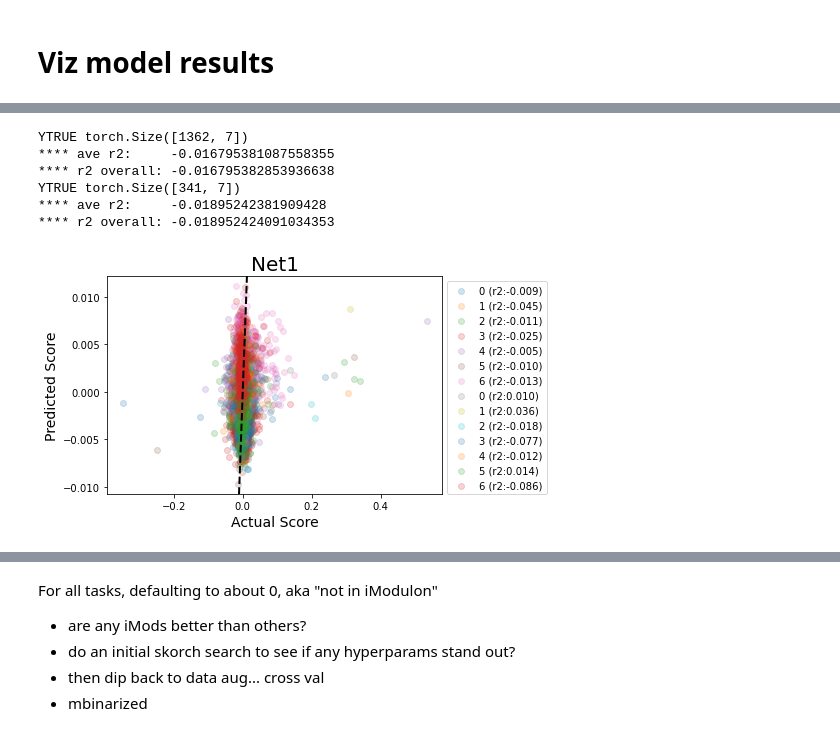
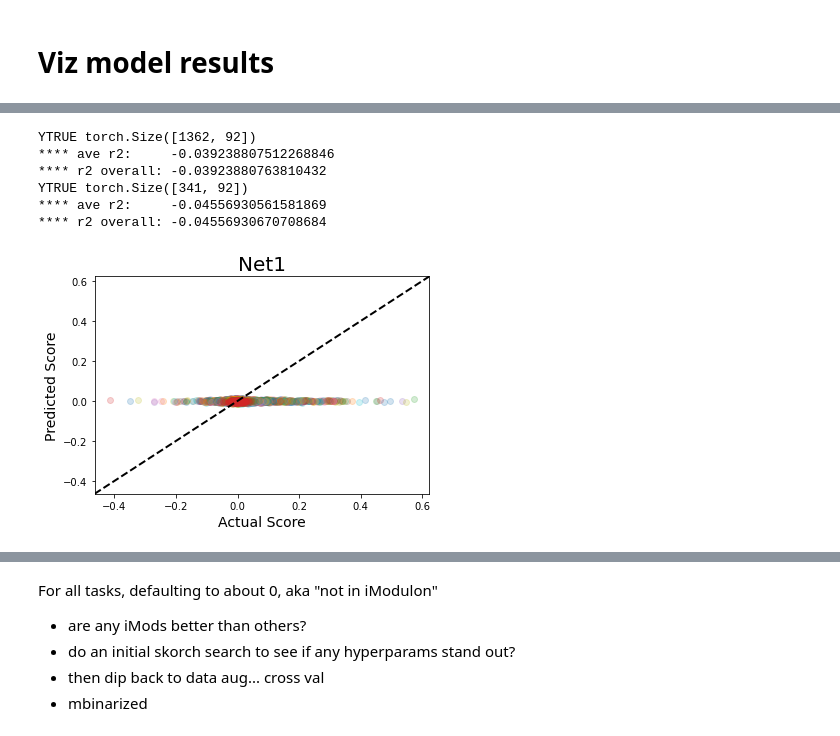
Before and after one commit to erinhwilson/deep-5g-sandbox, a Jupyter notebook: ecoli_iMod_prediction.ipynb, the cells around one changed output, grey strips where cells are left out. Cells and saved outputs as stored; diff of their text form; code cells hidden in the pictures.

Commit message:
first full hyperparam run

```diff
--- a/ecoli_iMod_prediction.ipynb
+++ b/ecoli_iMod_prediction.ipynb
@@ -71,9 +78,13 @@ print(train_df.shape)
 print(val_df.shape)
 
 
-coi = ['0','1','2','3','4','26','82']
+coi1 = ['0','1','2','3','4']
+coi2 = ['5','6','7','8','9']
+coi3 = ['10','11','12','13','14']
 assert(train_df.shape[0] + val_df.shape[0] == full_train_df.shape[0])
-view_train_test_dist(train_df, test_df,coi,"M-matrix weights",val_df=val_df)
+view_train_test_dist(train_df, test_df,coi1,"M-matrix weights",val_df=val_df)
+view_train_test_dist(train_df, test_df,coi2,"M-matrix weights",val_df=val_df)
+view_train_test_dist(train_df, test_df,coi3,"M-matrix weights",val_df=val_df)
 # %% [output]
 (1703, 100)
 (426, 100)
@@ -125,20 +152,0 @@ def make_mt_skorch_dfs(df,seq_col='seq',target_cols=['highCu','noCu']):
-# %%
-X, y = make_mt_skorch_dfs(XY, seq_col="upstream_region",target_cols=coi)
-print("\nX:",X.shape)
-print("y:",y.shape)
-
-Xtrain, ytrain = make_mt_skorch_dfs(train_df, seq_col="upstream_region",target_cols=coi)
-print("\nXtrain:",Xtrain.shape)
-print("ytrain:",ytrain.shape)
-
-Xval, yval = make_mt_skorch_dfs(val_df, seq_col="upstream_region",target_cols=coi)
-print("\nXval:",Xval.shape)
-print("yval:",yval.shape)
-
-Xtest, ytest = make_mt_skorch_dfs(test_df, seq_col="upstream_region",target_cols=coi)
-print("\nXtest:",Xtest.shape)
-print("ytest:",ytest.shape)
-
-Xfull_train, yfull_train = make_mt_skorch_dfs(full_train_df, seq_col="upstream_region",target_cols=coi)
-print("\nXfull_train:",Xfull_train.shape)
-print("yfull_train:",yfull_train.shape)
@@ -317,5 +314,5 @@ sk_loss_plot(nets)
 # %%
-def parity_plot_comb(title,true_preds,rigid=False):
+def parity_plot_comb(title,true_preds,rigid=True,make_legend=True):
     all_net_r2s = []
     for (ytrue, ypred,name) in true_preds:
         print("YTRUE",ytrue.shape)
@@ -333,46 +330,43 @@ def parity_plot_comb(title,true_preds,rigid=False):
         r2i_mean = np.mean(r2s)
         print(f"**** ave r2:    ", r2i_mean)
         print(f"**** r2 overall:", r2)
 
         #plt.scatter(ytrue, ypred, alpha=0.2,label=f"{name} (r2:{r2:.3f})")
 
     # y=x line
     xpoints = ypoints = plt.xlim()
     if rigid:
         plt.ylim(min(xpoints),max(xpoints))
     plt.plot(xpoints, ypoints, linestyle='--', color='k', lw=2, scalex=False, scaley=False)
 
     plt.xlabel("Actual Score",fontsize=14)
     plt.ylabel("Predicted Score",fontsize=14)
-    #plt.title(f"{model_name} (pearson:{pearson:.3f})",fontsize=20)
     plt.title(f"{title}",fontsize=20)
-    plt.legend(bbox_to_anchor=(1,1),loc='upper left')
+    if make_legend:
+        plt.legend(bbox_to_anchor=(1,1),loc='upper left')
     plt.show()
 
-def view_preds(nets):
+def view_preds(nets,make_legend=True):
     # for each network to plot
     for (net,name) in nets:
         ytrain_pred = net.predict(Xtrain)
         yval_pred = net.predict(Xval)
 
-#         print(ytrain_pred.shape)
-#         print(yval_pred.shape)
-
         plot_list = [
             (ytrain,ytrain_pred,"train"),
             (yval,yval_pred,"val"),
         ]
-        parity_plot_comb(name, plot_list)
+        parity_plot_comb(name, plot_list,rigid=True,make_legend=make_legend)
 
 
 #view_preds(nets[::-1])
-view_preds(nets)
+view_preds(nets,make_legend=False)
 # %% [output]
-YTRUE torch.Size([1362, 7])
-**** ave r2:     -0.016795381087558355
-**** r2 overall: -0.016795382853936638
-YTRUE torch.Size([341, 7])
-**** ave r2:     -0.01895242381909428
-**** r2 overall: -0.018952424091034353
+YTRUE torch.Size([1362, 92])
+**** ave r2:     -0.039238807512268846
+**** r2 overall: -0.03923880763810432
+YTRUE torch.Size([341, 92])
+**** ave r2:     -0.04556930561581869
+**** r2 overall: -0.04556930670708684
-[figure, old version]
+[figure, new version]
 # %%
```
Also changed, not shown: parts of 49 cells of this notebook, 2 other files.
